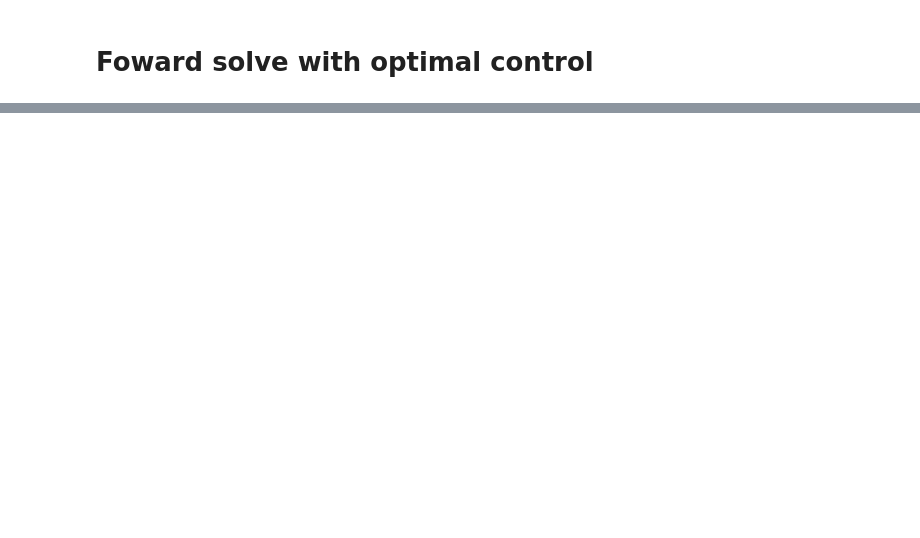
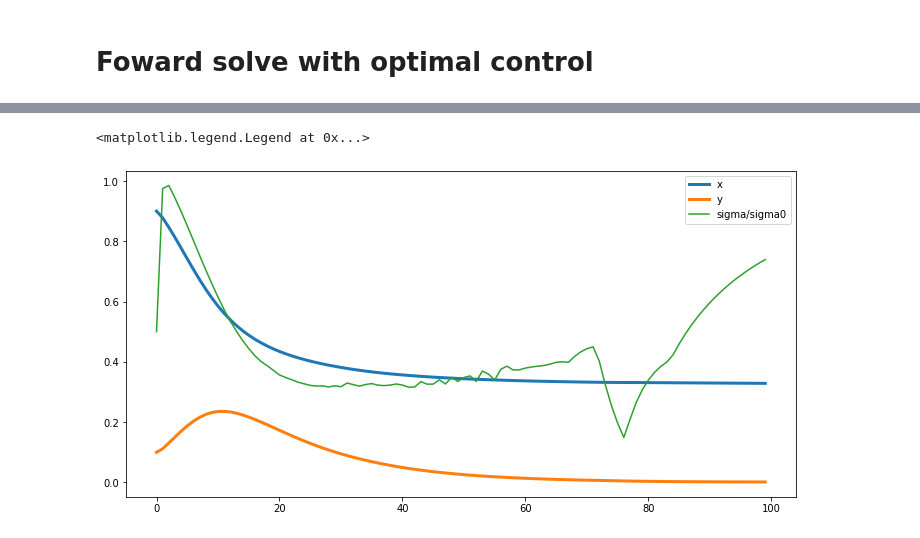
Before and after one commit to yousefalamri55/SIR_control, a Jupyter notebook: one_pop/clawpack_sims/HJB-clawpack.ipynb, the cells around one changed output, grey strips where cells are left out. Cells and saved outputs as stored; diff of their text form; code cells hidden in the pictures; blank space fills up the shorter version.

```diff
--- a/one_pop/clawpack_sims/HJB-clawpack.ipynb
+++ b/one_pop/clawpack_sims/HJB-clawpack.ipynb
@@ -112,0 +202,43 @@ plt.xlabel('x'); plt.ylabel('y');
+# %%
+T = claw.tfinal
+gamma = 0.1
+beta = 0.3
+
+def rhs(t, v):
+    dv = np.zeros(2)
+    if v[1]<np.min(y):
+        sigma = 0.
+    else:
+        sigma = interpn((x.squeeze(),y.squeeze(),ttt.squeeze()),sigmaopt,(v[0],v[1],T-t))
+
+    dv[0] = -sigma*gamma*v[1]*v[0]
+    dv[1] =  sigma*gamma*v[1]*v[0] - gamma*v[1]
+
+    return dv
+
+y0 = 0.1 # Initial infected
+x0 = 0.9
+v0 = np.array((x0,y0))
+times = np.arange(0,T)
+
+solution = solve_ivp(rhs,[0,T],v0,t_eval=times,method='RK23',rtol=1.e-10,atol=1.e-10,max_step=1e-1)
+# %%
+xsol = solution.y[0,:]
+ysol = solution.y[1,:]
+
+sigmastar = np.zeros_like(xsol)
+for i in range(len(sigmastar)):
+    if ysol[i]<np.min(y[:]):
+        sigmastar[i]=0.5
+    else:
+        sigmastar[i] = interpn((x.squeeze(),y.squeeze(),ttt.squeeze()),sigmaopt,(xsol[i],ysol[i],T-times[i]))
+# %%
+sigma0 = beta/gamma
+plt.figure(figsize=(12,6))
+plt.plot(times,xsol,lw=3);
+plt.plot(times,ysol,lw=3);
+plt.plot(times,sigmastar/sigma0)
+plt.legend(['x','y','sigma/sigma0'])
+# %% [output]
+<matplotlib.legend.Legend at 0x...>
+[figure, added]
```
Also changed, not shown: parts of 25 cells of this notebook, 35 other files.
